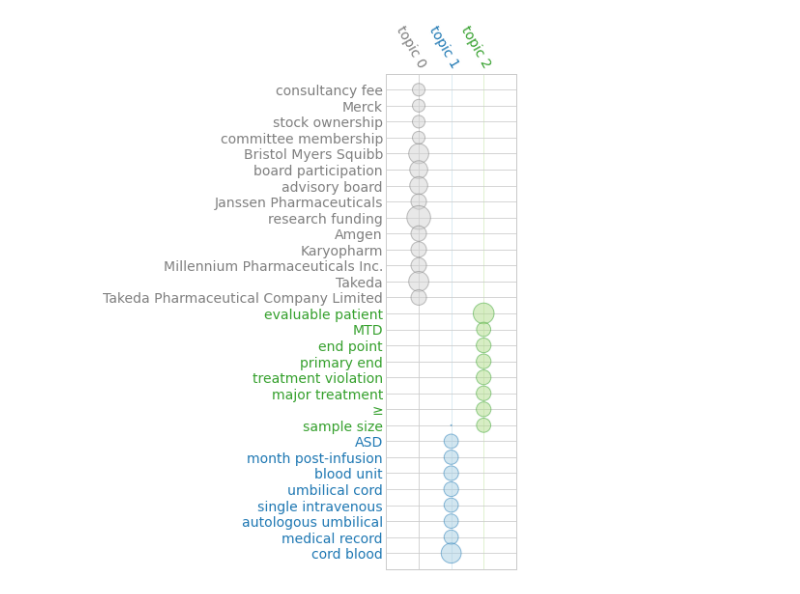
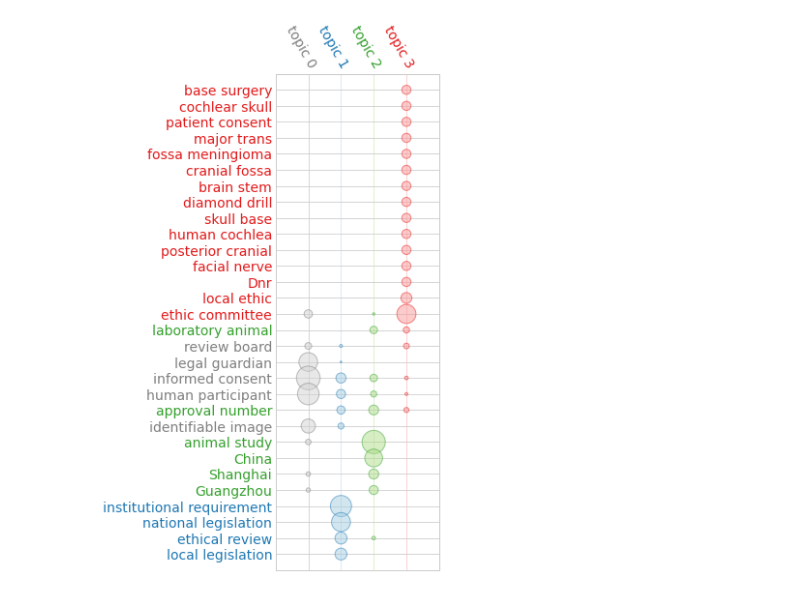
Before and after one commit to petermr/dictionary, a Jupyter notebook: ethics_statement_project/testing_texacy_tutorial.ipynb, the cells around one changed output. Drawn from its saved outputs; the diff is of its cells as text; code cells hidden in the pictures.

Commit message:
example of textacy topic modeling

```diff
--- a/ethics_statement_project/testing_texacy_tutorial.ipynb
+++ b/ethics_statement_project/testing_texacy_tutorial.ipynb
@@ -16,3 +27,21 @@ corpus = textacy.Corpus("en_core_web_sm", data=parsed_paragraphs)
+# %%
+import pandas as pd
+import spacy
+import textacy
+import os
+import logging
+HOME = os.getcwd()
+df = pd.read_csv(os.path.join(HOME, 'ethics_statement_frontiers_100.csv'), usecols = ['parsed'])
+#print(df)
+parsed_ethics_statement = df.parsed.to_list()
+df_intro = pd.read_csv(os.path.join(HOME,'ethics_statement_Hindawi_50_20210708.csv'), usecols = ['parsed'])
+#print(df)
+parsed_intro = df_intro.parsed.to_list()
+combined_parsed = parsed_ethics_statement + parsed_intro
+for parsed_paragraph in combined_parsed:
+    parsed_paragraph.encode().decode("utf-8")
+corpus = textacy.Corpus("en_core_web_sm", data=combined_parsed)
+print(corpus)
 # %%
 import textacy.extract
 list(textacy.extract.entities(corpus[0]))
@@ -31,7 +72,7 @@ docs_terms = (
      textacy.extract.terms(
          doc,
          ngs=partial(textacy.extract.ngrams, n=2, include_pos={"NOUN", "ADJ"}),
-         ents=partial(textacy.extract.entities, include_types={"PERSON", "ORG", "GPE", "LOC"}))
+         ents=partial(textacy.extract.entities, include_types={"PERSON", "GPE",}))
      for doc in corpus)
 tokenized_docs = (
      textacy.extract.terms_to_strings(doc_terms, by="lemma")
@@ -46,6 +87,6 @@ doc_term_matrix
 # %%
 import textacy.tm
-model = textacy.tm.TopicModel("nmf", n_topics=3)
+model = textacy.tm.TopicModel("nmf", n_topics=4)
 model.fit(doc_term_matrix)
 # %%
 doc_topic_matrix = model.transform(doc_term_matrix)
@@ -83,4 +115,4 @@ topic 2: evaluable patient   primary end   end point   treatment violation   ≥
 # %%
-_ = model.termite_plot(doc_term_matrix, id_to_term, n_terms=30, highlight_topics=[1, 2, 3, 4, 5])
+_ = model.termite_plot(doc_term_matrix, id_to_term, n_terms=30, highlight_topics=[1,2,3,4])
 # %% [output]
-[figure, old version]
+[figure, new version]
```
Also changed, not shown: parts of 10 cells of this notebook.
